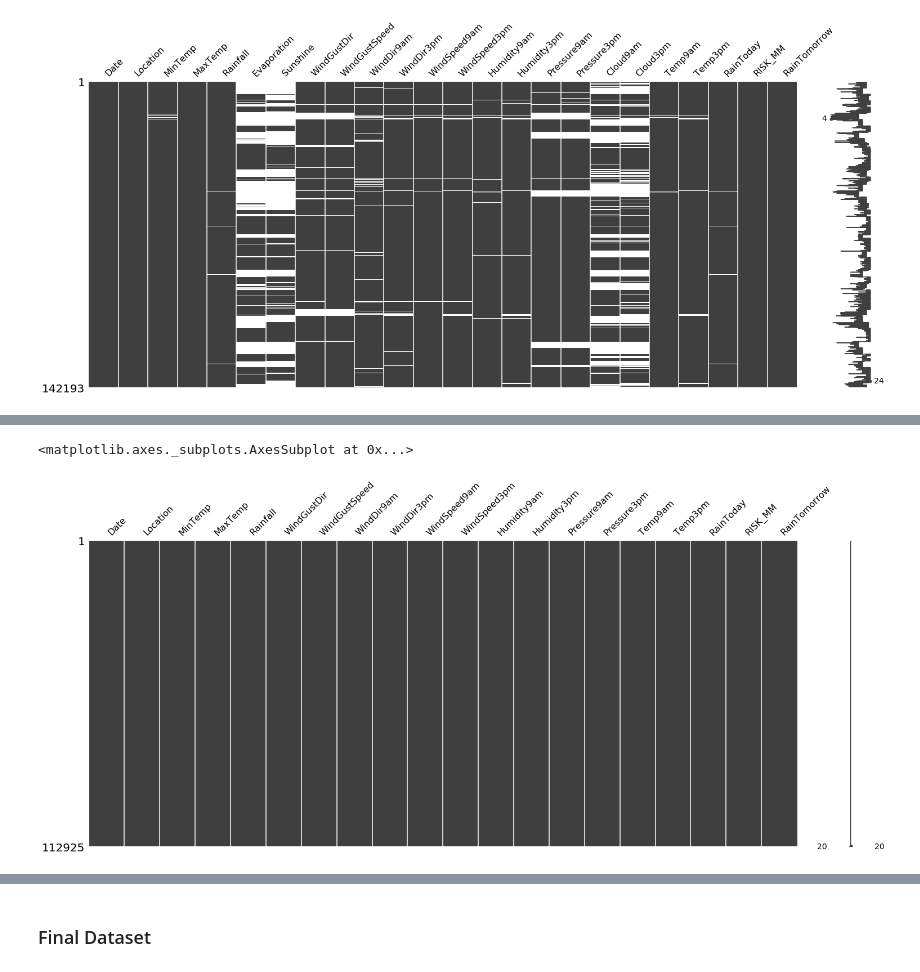
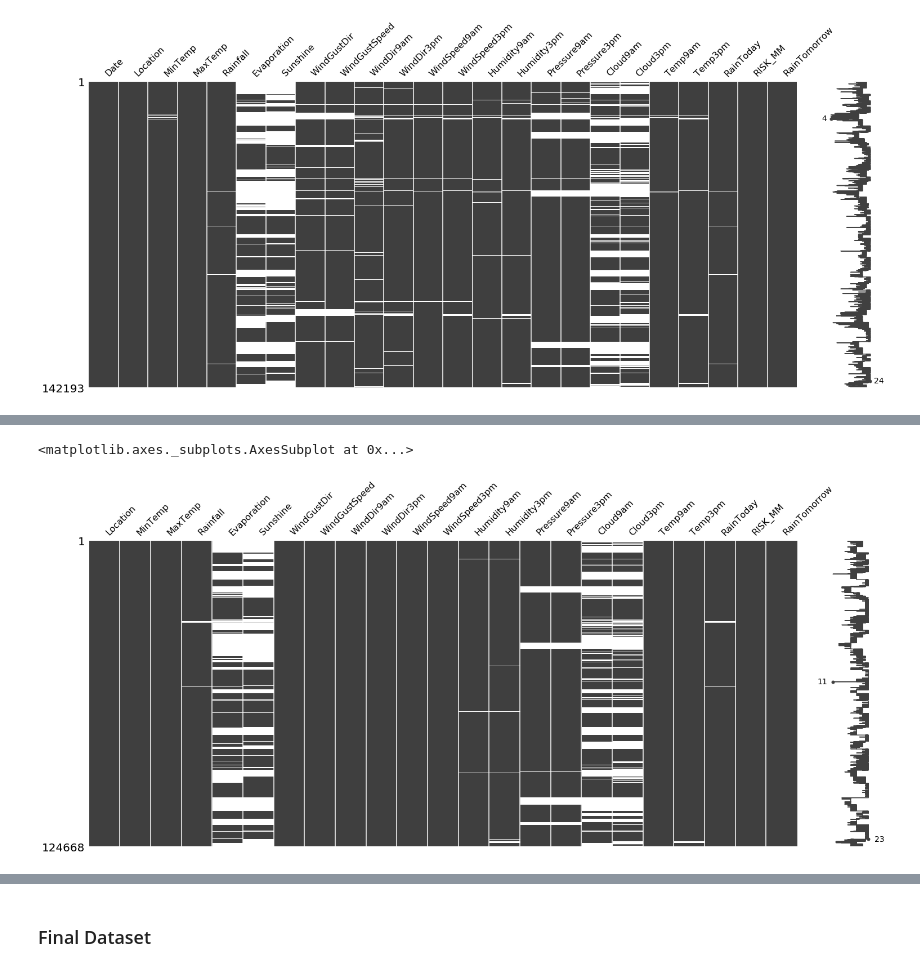
Before and after one commit to Hd0702/CSE5324, a Jupyter notebook: A5/Lab5.ipynb, the cells around one changed output, grey strips where cells are left out. Drawn from its saved outputs; the diff is of its cells as text; code cells hidden in the pictures.

```diff
--- a/A5/Lab5.ipynb
+++ b/A5/Lab5.ipynb
@@ -43,10 +37,9 @@ Riley is taking a meteorology class this semester which provides some (beginner
-# %%
-df = df.drop(columns=['Evaporation', 'Sunshine','Cloud9am','Cloud3pm'])
-df.replace(to_replace=' ?',value=np.nan, inplace=True)
-df.dropna(inplace=True)
-df.reset_index()
-mn.matrix(df)
-# %% [output]
-<matplotlib.axes._subplots.AxesSubplot at 0x...>
-[figure, removed]
+# %%
+categorical_cols = ['Location', 'WindGustDir', 'WindDir9am', 'WindDir3pm']
+df= df.dropna(subset=categorical_cols + ["RainTomorrow"])
+df = df.drop(columns=["Date"])
+mn.matrix(df)
+# %% [output]
+<matplotlib.axes._subplots.AxesSubplot at 0x...>
+[figure, added]
 # %%
```
Also changed, not shown: parts of 30 cells of this notebook.
